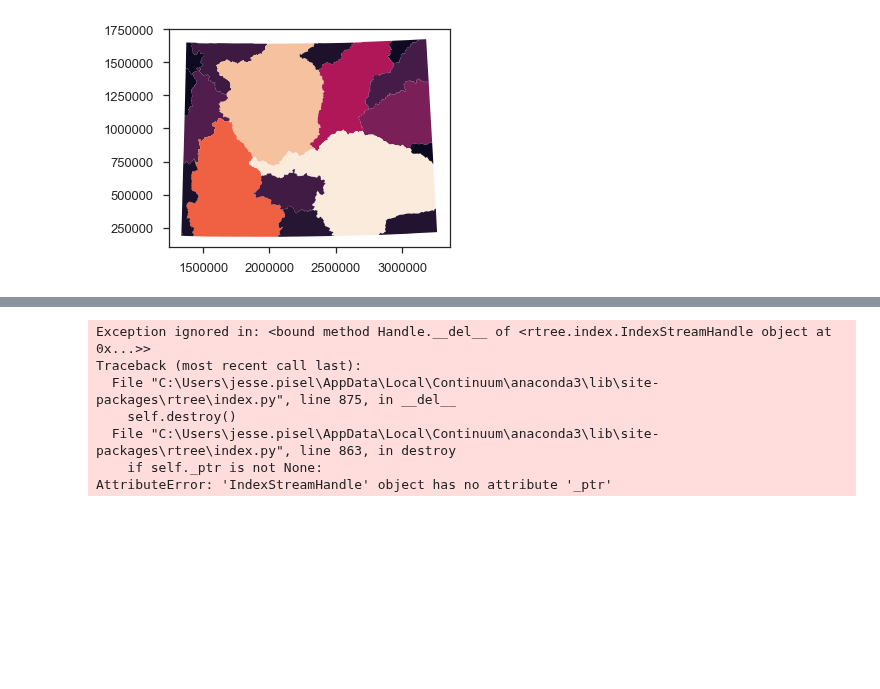
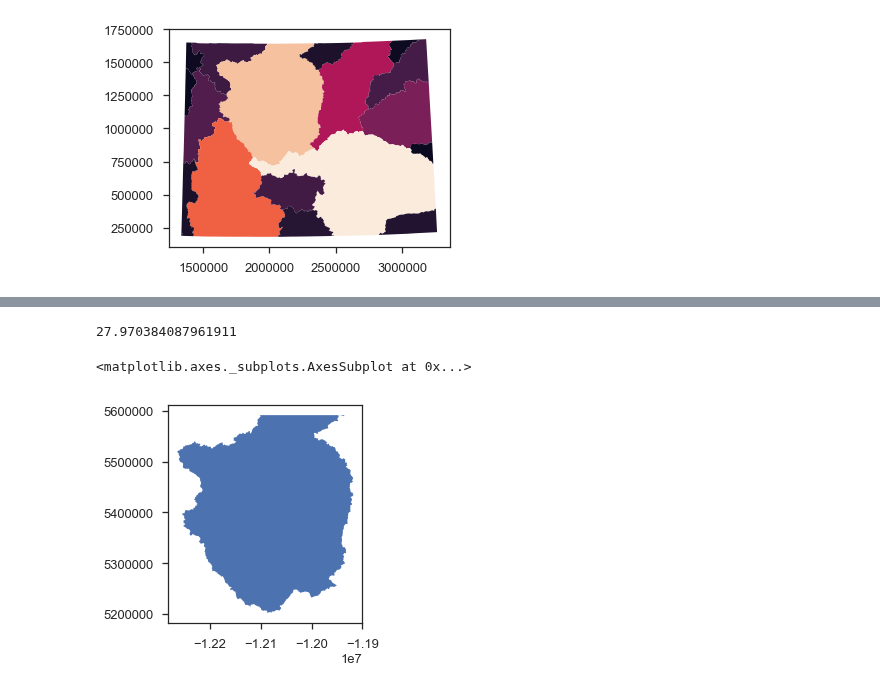
Before and after one commit to jessepisel/criticalandstrategic, a Jupyter notebook: Critical and strategic database building.ipynb, the cells around one changed output, grey strips where cells are left out. Cells and saved outputs as stored; diff of their text form; code cells hidden in the pictures; blank space fills up the shorter version.

```diff
--- a/Critical and strategic database building.ipynb
+++ b/Critical and strategic database building.ipynb
@@ -157,16 +81,0 @@ argarea=countries[countries['name']=='Argentina'].area.values
-# %%
-import time
-runned=[]
-for i in range(1,10):
-    t0=time.time()
-    gpd.overlay(bedrock.iloc[1:i],huc8.loc[1:], how='intersection')
-    t1=time.time()
-    runned.append(t1-t0)
-# %% [output]
-Exception ignored in: <bound method Handle.__del__ of <rtree.index.IndexStreamHandle object at 0x...>>
-Traceback (most recent call last):
-  File "C:\Users\jesse.pisel\AppData\Local\Continuum\anaconda3\lib\site-packages\rtree\index.py", line 875, in __del__
-    self.destroy()
-  File "C:\Users\jesse.pisel\AppData\Local\Continuum\anaconda3\lib\site-packages\rtree\index.py", line 863, in destroy
-    if self._ptr is not None:
-AttributeError: 'IndexStreamHandle' object has no attribute '_ptr'
@@ -178,0 +82,9 @@ import time
+# %%
+huc8['Shape_Area'].sum()
+# %% [output]
+27.970384087961911
+# %%
+huc8[huc8['HU_6_NAME']=='Big Horn'].plot()
+# %% [output]
+<matplotlib.axes._subplots.AxesSubplot at 0x...>
+[figure, added]
```
Also changed, not shown: parts of 25 cells of this notebook.
